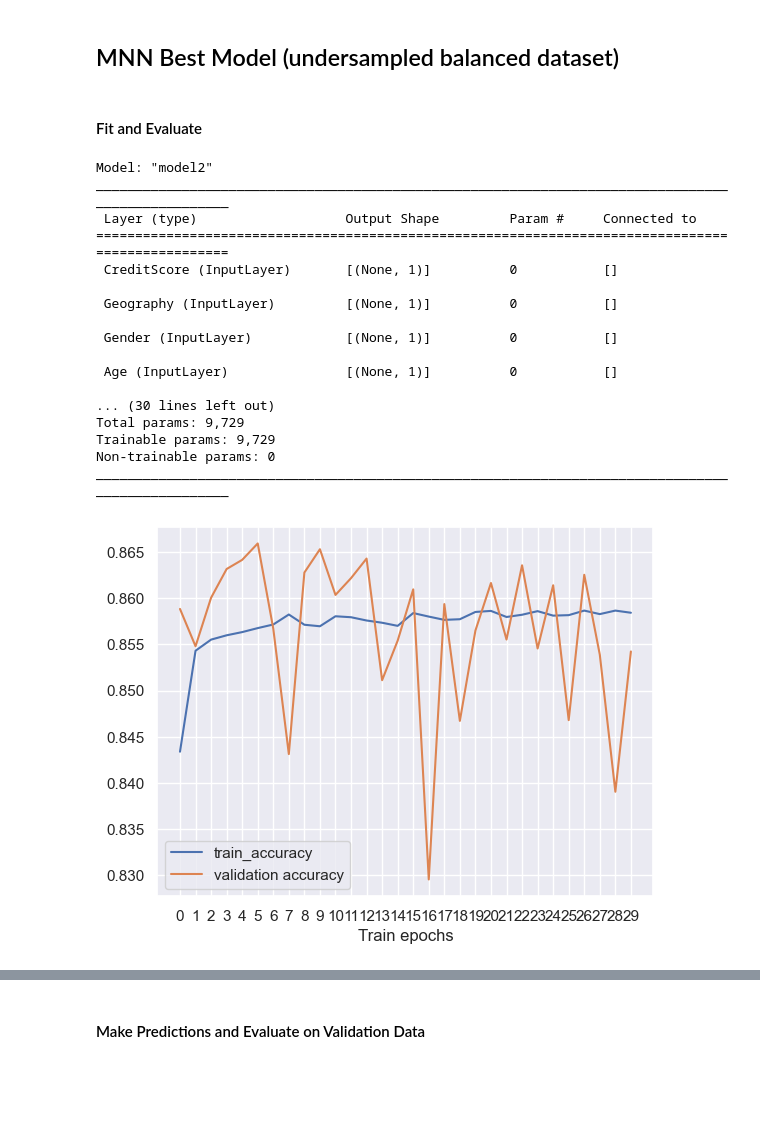
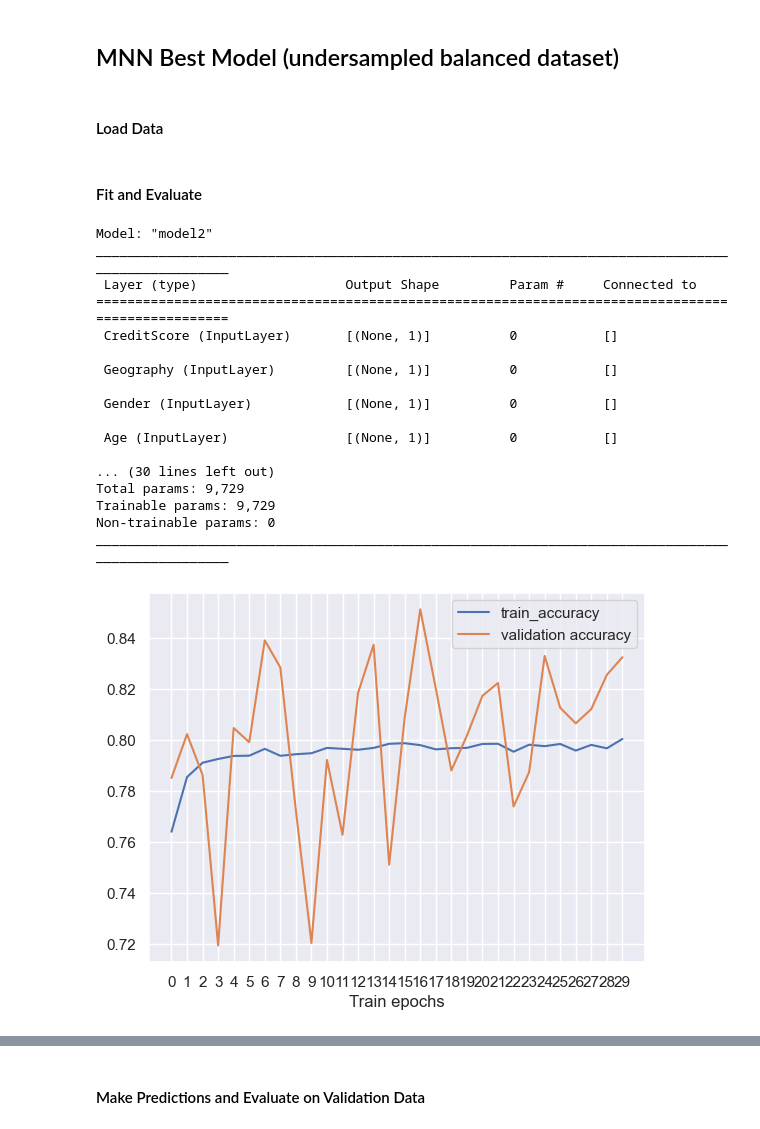
Before and after one commit to ihsiukaoBerkeley/FIT-IT, a Jupyter notebook: src/MNN_norm_param.ipynb, the cells around one changed output, grey strips where cells are left out. Saved outputs shown, nothing was run; the diff lists cells and outputs as text; code cells hidden in the pictures; blank space fills up the shorter version.

```diff
--- a/src/MNN_norm_param.ipynb
+++ b/src/MNN_norm_param.ipynb
@@ -82,7 +86,7 @@ X_val_categorical = X_val_categorical.to_numpy()
 # %% [markdown]
 ## Build MNN Model
 # %%
-def build_model(hidden_layers = [32], activation = "relu", optimizer = "SGD", learning_rate = 0.01):
+def build_model(hidden_layers = [32], activation = "relu", optimizer = "SGD", regularized = None, learning_rate = 0.01):
 
     tf.keras.backend.clear_session()
     tf.random.set_seed(0)
@@ -106,7 +110,10 @@ def build_model(hidden_layers = [32], activation = "relu", optimizer = "SGD", le
 
     #add hidden layers based on input
     for units in hidden_layers:
-        new_layer = tf.keras.layers.Dense(units = units, activation = activation)(curr_layer)
+        l2_regularizer = None
+        if regularized is not None:
+            l2_regularizer = regularizers.L2(regularized)
+        new_layer = tf.keras.layers.Dense(units = units, activation = activation, kernel_regularizer = l2_regularizer)(curr_layer)
         curr_layer = new_layer
 
     #add output layer
@@ -159,7 +166,7 @@ for num_epochs in epoch_list:
                         #generate fold ids
                         for fold_i, (train_ids, val_ids) in enumerate(kfold.split(X_train_numeric)):
                             #build model based on CV iterations
-                            model = build_model(hidden_layers = num_layers, activation = activation_func, optimizer = optimizer, learning_rate = learning_rate)
+                            model = build_model(hidden_layers = num_layers, activation = activation_func, optimizer = optimizer, regularized = None, learning_rate = learning_rate)
 
                             #extract train data based on current fold ids
                             fold_train_num_features = X_train_numeric[train_ids]
@@ -444,0 +456,2 @@ plt.show()
+# %%
+l2_param = [None, 0.0001, 0.001, 0.01]
@@ -503,7 +604,7 @@ for num_epochs in epoch_list:
                         #generate fold ids
                         for fold_i, (train_ids, val_ids) in enumerate(kfold.split(X_train_balanced_numeric)):
                             #build model based on CV iterations
-                            model = build_model(hidden_layers = num_layers, activation = activation_func, optimizer = optimizer, learning_rate = learning_rate)
+                            model = build_model(hidden_layers = num_layers, activation = activation_func, optimizer = optimizer, regularized = None, learning_rate = learning_rate)
 
                             #extract train data based on current fold ids
                             fold_train_num_features = X_train_balanced_numeric[train_ids]
@@ -624,4 +725,6 @@ print(f"Best Score: {best_f1}, Best Param: {str(best_param)}")
 Best Score: 0.6603650302739905, Best Param: (30, 32, [128, 64], 'elu', 'Adam', 0.01)
 # %% [markdown]
 ## MNN Best Model (undersampled balanced dataset)
+# %% [markdown]
+#### Load Data
 # %%
@@ -652,18 +774,18 @@ mnn_best_balanced.summary()
 #fit on train data and evaluate on validation data
 best_balanced_history = mnn_best_balanced.fit(
     x = {
-        "CreditScore": X_train_norm[["CreditScore"]],
-        "Geography": X_train_norm[["Geography"]],
-        "Gender": X_train_norm[["Gender"]],
-        "Age": X_train_norm[["Age"]],
-        "Tenure": X_train_norm[["Tenure"]],
-        "Balance": X_train_norm[["Balance"]],
-        "NumOfProducts": X_train_norm[["NumOfProducts"]],
-        "HasCrCard": X_train_norm[["HasCrCard"]],
-        "IsActiveMember": X_train_norm[["IsActiveMember"]],
-        "EstimatedSalary": X_train_norm[["EstimatedSalary"]],
+        "CreditScore": X_train_balanced[["CreditScore"]],
+        "Geography": X_train_balanced[["Geography"]],
+        "Gender": X_train_balanced[["Gender"]],
+        "Age": X_train_balanced[["Age"]],
+        "Tenure": X_train_balanced[["Tenure"]],
+        "Balance": X_train_balanced[["Balance"]],
+        "NumOfProducts": X_train_balanced[["NumOfProducts"]],
+        "HasCrCard": X_train_balanced[["HasCrCard"]],
+        "IsActiveMember": X_train_balanced[["IsActiveMember"]],
+        "EstimatedSalary": X_train_balanced[["EstimatedSalary"]],
     },
-    y = Y_train_norm,
+    y = Y_train_balanced,
     epochs = 30,
     batch_size = 32,
     validation_data = (
@@ -679,38 +801,38 @@ best_balanced_history = mnn_best_balanced.fit(
             "IsActiveMember": X_val_norm[["IsActiveMember"]],
             "EstimatedSalary": X_val_norm[["EstimatedSalary"]],
         },
-        Y_val_norm),
+        Y_val),
     verbose = 0)
 
 #print results
 train_accuracy = best_balanced_history.history["accuracy"]
 val_accuracy = best_balanced_history.history["val_accuracy"]
 plt.plot(train_accuracy, label = "train_accuracy")
 plt.plot(val_accuracy, label = "validation accuracy")
 plt.xticks(range(num_epochs))
 plt.xlabel("Train epochs")
 plt.legend()
 plt.show()
 
 best_balanced_history = pd.DataFrame(best_balanced_history.history)
 display(best_balanced_history)
 # %% [output]
 Model: "model2"
 __________________________________________________________________________________________________
  Layer (type)                   Output Shape         Param #     Connected to
 ==================================================================================================
  CreditScore (InputLayer)       [(None, 1)]          0           []
 
  Geography (InputLayer)         [(None, 1)]          0           []
 
  Gender (InputLayer)            [(None, 1)]          0           []
 
  Age (InputLayer)               [(None, 1)]          0           []
 
 ... (30 lines left out)
 Total params: 9,729
 Trainable params: 9,729
 Non-trainable params: 0
 __________________________________________________________________________________________________
-[figure, old version]
+[figure, new version]
 |  | loss | accuracy | val_loss | val_accuracy |
```
Also changed, not shown: parts of 18 cells of this notebook, 1 other file.
